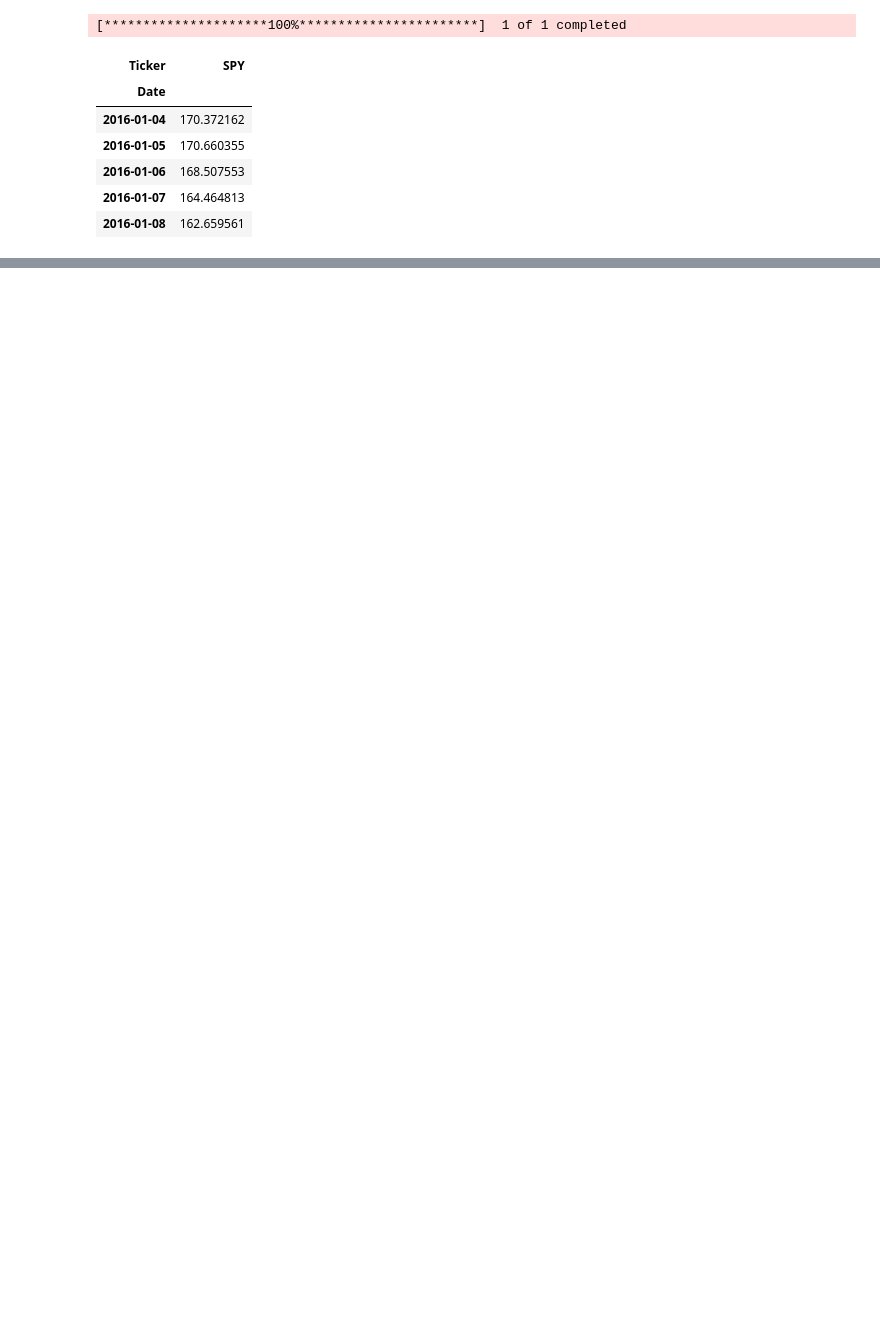
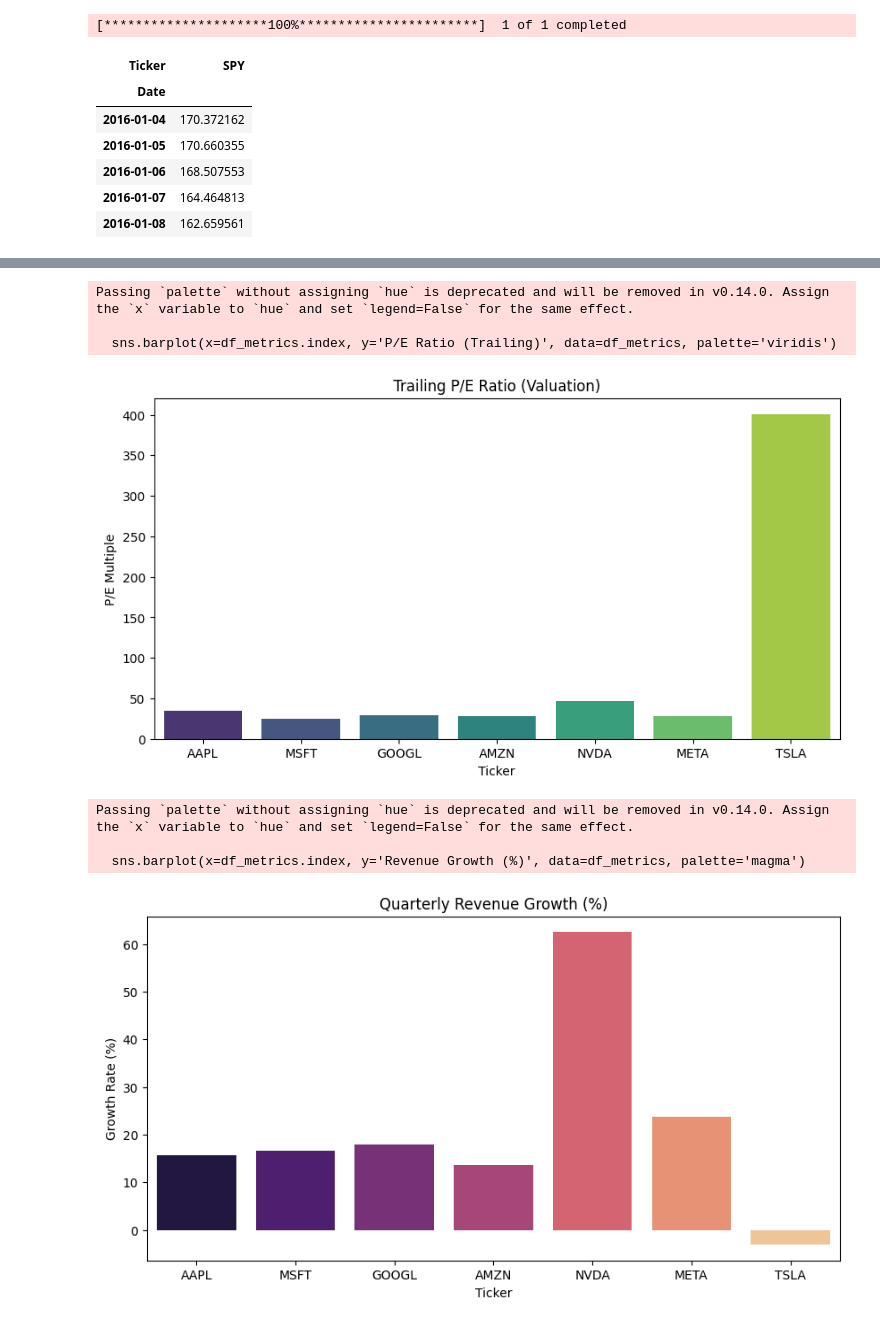
Before and after one commit to UBC-MDS/DSCI-532_2026_35_financebros, a Jupyter notebook: notebooks/eda_analysis.ipynb, the cells around one changed output, grey strips where cells are left out. Saved outputs shown, nothing was run; the diff lists cells and outputs as text; code cells hidden in the pictures; blank space fills up the shorter version.

```diff
--- a/notebooks/eda_analysis.ipynb
+++ b/notebooks/eda_analysis.ipynb
@@ -103,0 +109,23 @@ plt.show()
+# %%
+# Tickers for the Magnificent Seven
+# mag7_tickers = ['AAPL', 'MSFT', 'GOOGL', 'AMZN', 'NVDA', 'META', 'TSLA']
+
+# List to store fundamental data
+fundamentals = []
+
+for ticker in mag7_tickers:
+    stock = yf.Ticker(ticker)
+    info = stock.info
+
+    fundamentals.append({
+        'Ticker': ticker,
+        'P/E Ratio (Trailing)': info.get('trailingPE'),
+        'Forward P/E': info.get('forwardPE'),
+        'Revenue Growth (%)': info.get('revenueGrowth', 0) * 100,
+        'Earnings Growth (%)': info.get('earningsGrowth', 0) * 100,
+        'Profit Margin (%)': info.get('profitMargins', 0) * 100
+    })
+
+df_metrics = pd.DataFrame(fundamentals).set_index('Ticker')
+
+display(df_metrics.round(2))
@@ -103,0 +143,25 @@ plt.show()
+# %%
+
+
+#trailing P/E Ratios
+plt.figure(figsize=(10, 5))
+sns.barplot(x=df_metrics.index, y='P/E Ratio (Trailing)', data=df_metrics, palette='viridis')
+plt.title('Trailing P/E Ratio (Valuation)')
+plt.ylabel('P/E Multiple')
+plt.show()
+
+# revenue Growth
+plt.figure(figsize=(10, 5))
+sns.barplot(x=df_metrics.index, y='Revenue Growth (%)', data=df_metrics, palette='magma')
+plt.title('Quarterly Revenue Growth (%)')
+plt.ylabel('Growth Rate (%)')
+plt.show()
+# %% [output]
+Passing `palette` without assigning `hue` is deprecated and will be removed in v0.14.0. Assign the `x` variable to `hue` and set `legend=False` for the same effect.
+
+  sns.barplot(x=df_metrics.index, y='P/E Ratio (Trailing)', data=df_metrics, palette='viridis')
+[figure, added]
+Passing `palette` without assigning `hue` is deprecated and will be removed in v0.14.0. Assign the `x` variable to `hue` and set `legend=False` for the same effect.
+
+  sns.barplot(x=df_metrics.index, y='Revenue Growth (%)', data=df_metrics, palette='magma')
+[figure, added]
```
Also changed, not shown: parts of 6 cells of this notebook.
